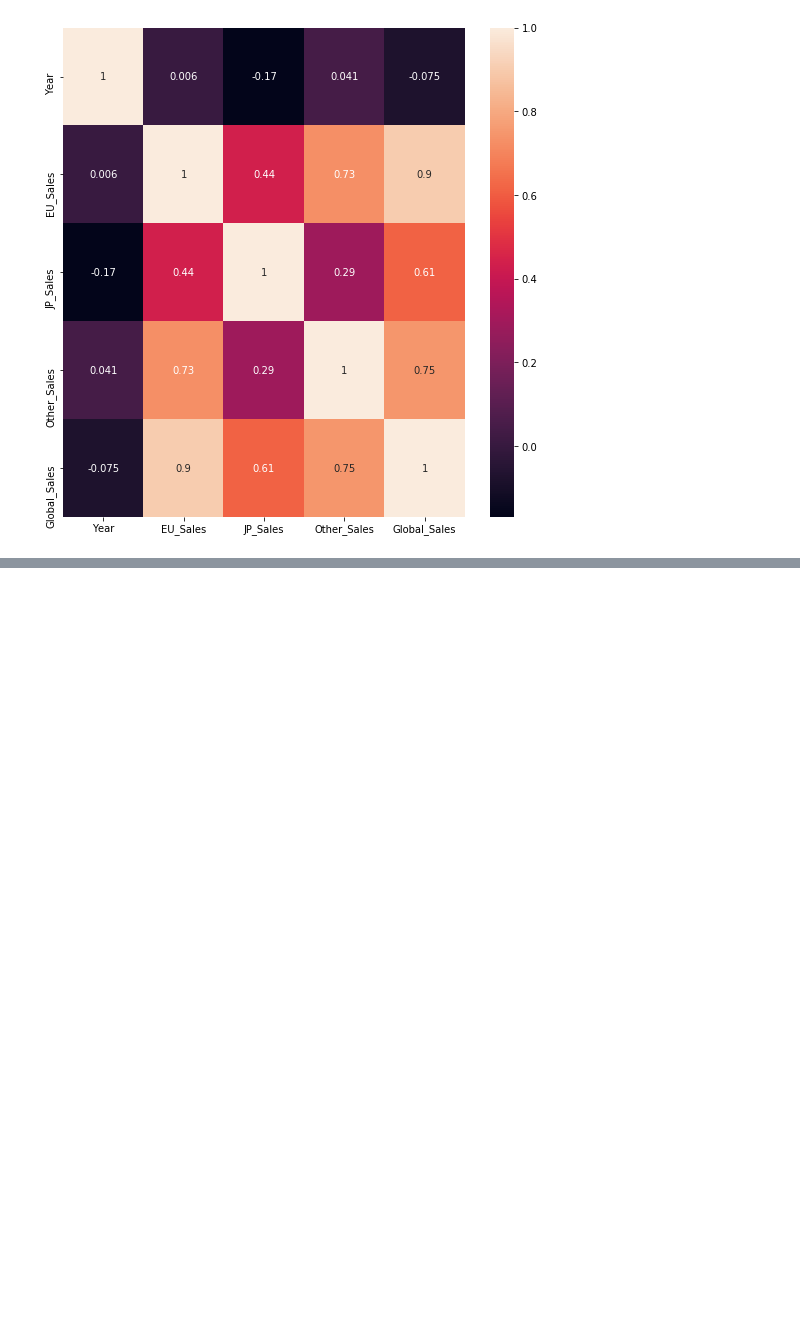
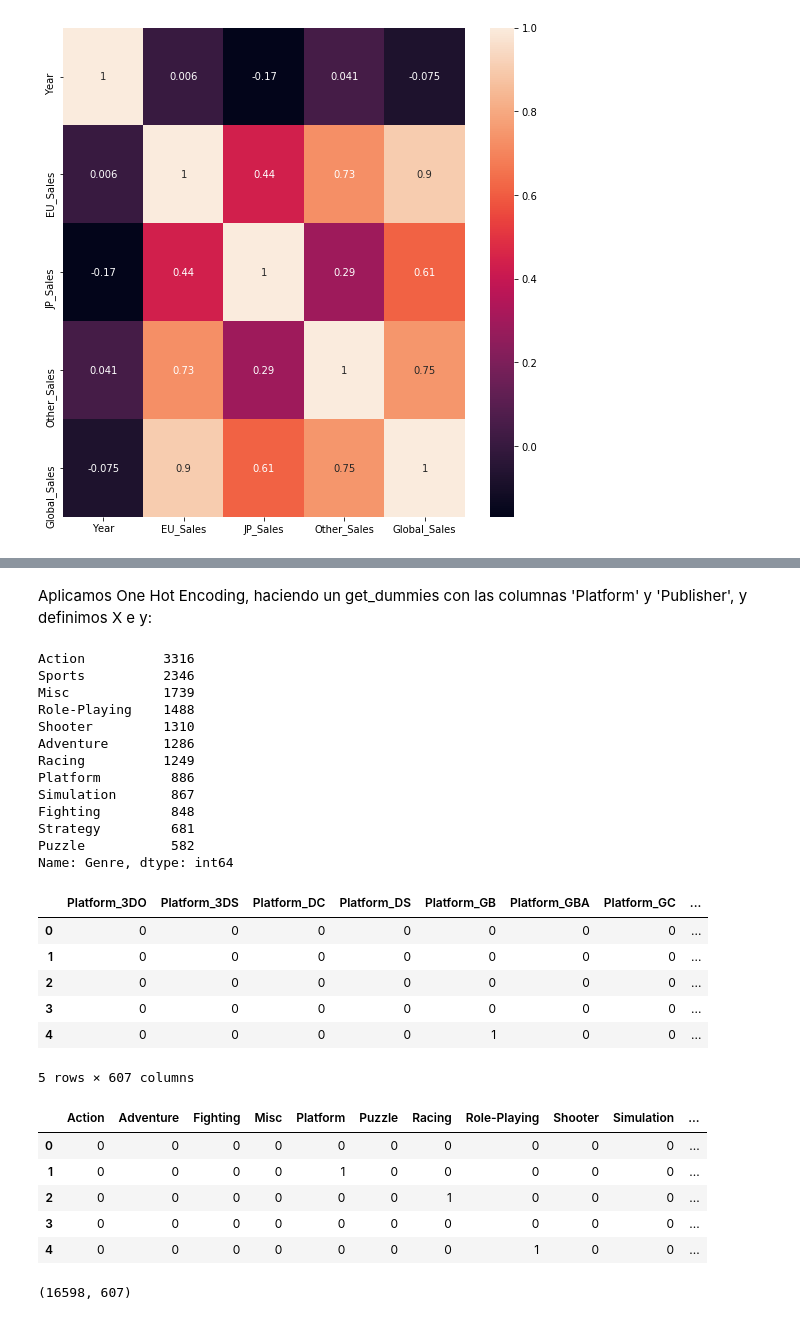
Before and after one commit to LauraRepullo/datamad0119, a Jupyter notebook: module-3/supervised-learning-project/your-code/main.ipynb, the cells around one changed output, grey strips where cells are left out. Cells and saved outputs as stored; diff of their text form; code cells hidden in the pictures; blank space fills up the shorter version.

```diff
--- a/module-3/supervised-learning-project/your-code/main.ipynb
+++ b/module-3/supervised-learning-project/your-code/main.ipynb
@@ -205 +189,41 @@ df_drop.head()
+# %% [markdown]
+Aplicamos One Hot Encoding, haciendo un get_dummies con las columnas 'Platform' y 'Publisher', y definimos X e y:
+# %%
+# Dataset ready to train
+X_nodummies = df[['Platform', 'Publisher']]
+
+display(df.Genre.value_counts())
+
+X = pd.get_dummies(data=X_nodummies,drop_first=True)
+y = pd.get_dummies(data=df['Genre'])
+display(X.head(),y.head())
+print(X.shape)
+# %% [output]
+Action          3316
+Sports          2346
+Misc            1739
+Role-Playing    1488
+Shooter         1310
+Adventure       1286
+Racing          1249
+Platform         886
+Simulation       867
+Fighting         848
+Strategy         681
+Puzzle           582
+Name: Genre, dtype: int64
+|  | Platform_3DO | Platform_3DS | Platform_DC | Platform_DS | Platform_GB | Platform_GBA | Platform_GC | ... |
+| 0 | 0 | 0 | 0 | 0 | 0 | 0 | 0 | ... |
+| 1 | 0 | 0 | 0 | 0 | 0 | 0 | 0 | ... |
+| 2 | 0 | 0 | 0 | 0 | 0 | 0 | 0 | ... |
+| 3 | 0 | 0 | 0 | 0 | 0 | 0 | 0 | ... |
+| 4 | 0 | 0 | 0 | 0 | 1 | 0 | 0 | ... |
+5 rows × 607 columns
+|  | Action | Adventure | Fighting | Misc | Platform | Puzzle | Racing | Role-Playing | Shooter | Simulation | ... |
+| 0 | 0 | 0 | 0 | 0 | 0 | 0 | 0 | 0 | 0 | 0 | ... |
+| 1 | 0 | 0 | 0 | 0 | 1 | 0 | 0 | 0 | 0 | 0 | ... |
+| 2 | 0 | 0 | 0 | 0 | 0 | 0 | 1 | 0 | 0 | 0 | ... |
+| 3 | 0 | 0 | 0 | 0 | 0 | 0 | 0 | 0 | 0 | 0 | ... |
+| 4 | 0 | 0 | 0 | 0 | 0 | 0 | 0 | 1 | 0 | 0 | ... |
+(16598, 607)
 # %%
```
Also changed, not shown: parts of 28 cells of this notebook.
